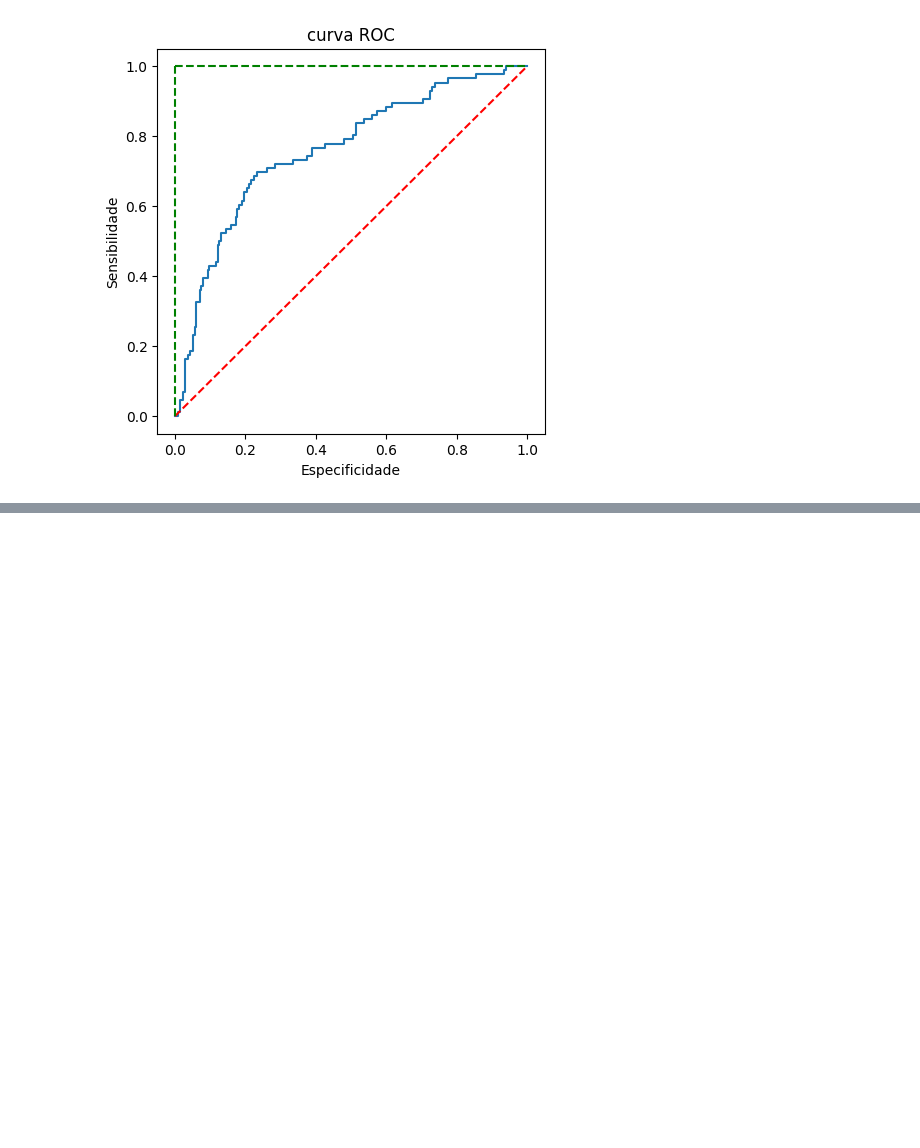
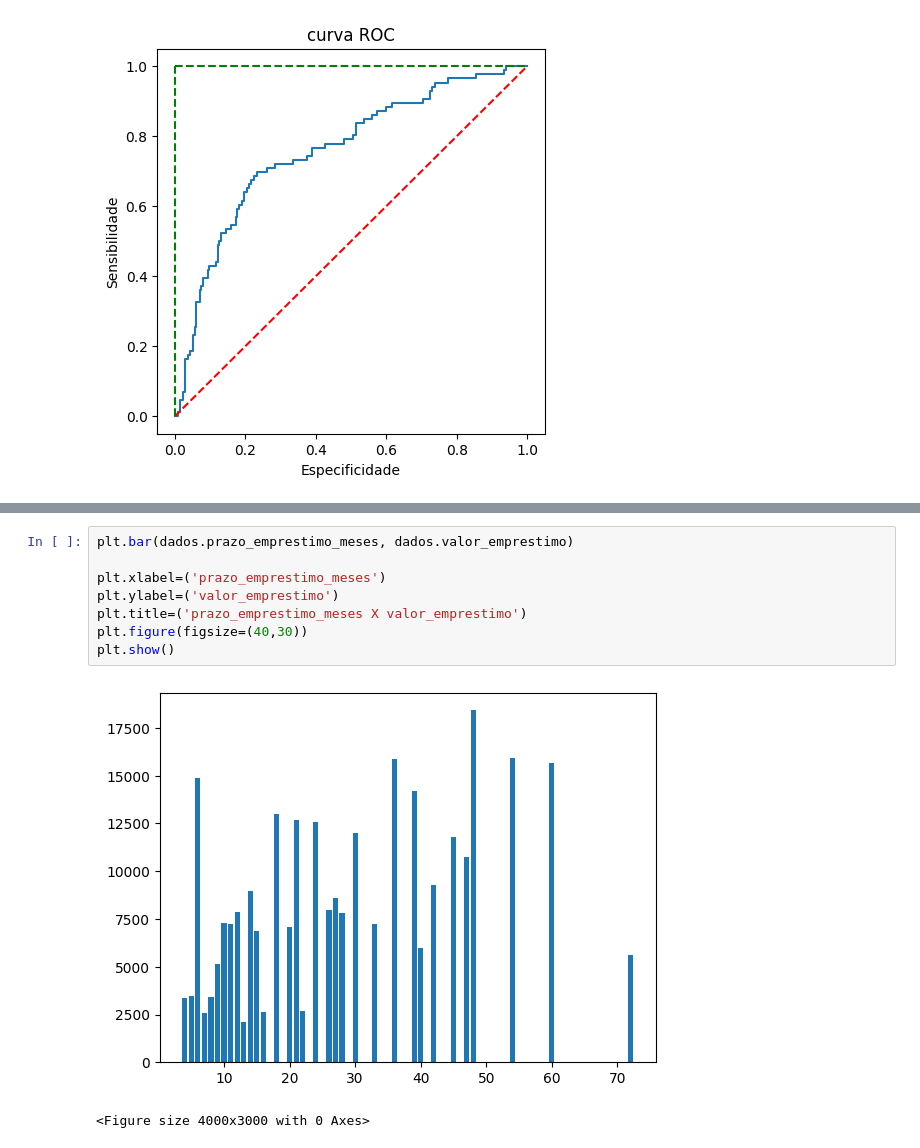
Before and after one commit to GuiHalal/Learning_Python, a Jupyter notebook: Machine Learning: Credit Scoring/Notebooks/Machine_Learning_Credit_Scoring.ipynb, the cells around one changed output, grey strips where cells are left out. Drawn from its saved outputs; the diff is of its cells as text; blank space fills up the shorter version.

```diff
--- a/Machine Learning: Credit Scoring/Notebooks/Machine_Learning_Credit_Scoring.ipynb
+++ b/Machine Learning: Credit Scoring/Notebooks/Machine_Learning_Credit_Scoring.ipynb
@@ -199,0 +256,11 @@ roc_auc 0.7597261464898936
+# %%
+plt.bar(dados.prazo_emprestimo_meses, dados.valor_emprestimo)
+
+plt.xlabel=('prazo_emprestimo_meses')
+plt.ylabel=('valor_emprestimo')
+plt.title=('prazo_emprestimo_meses X valor_emprestimo')
+plt.figure(figsize=(40,30))
+plt.show()
+# %% [output]
+[figure, added]
+<Figure size 4000x3000 with 0 Axes>
```
Also changed, not shown: parts of 11 cells of this notebook.
